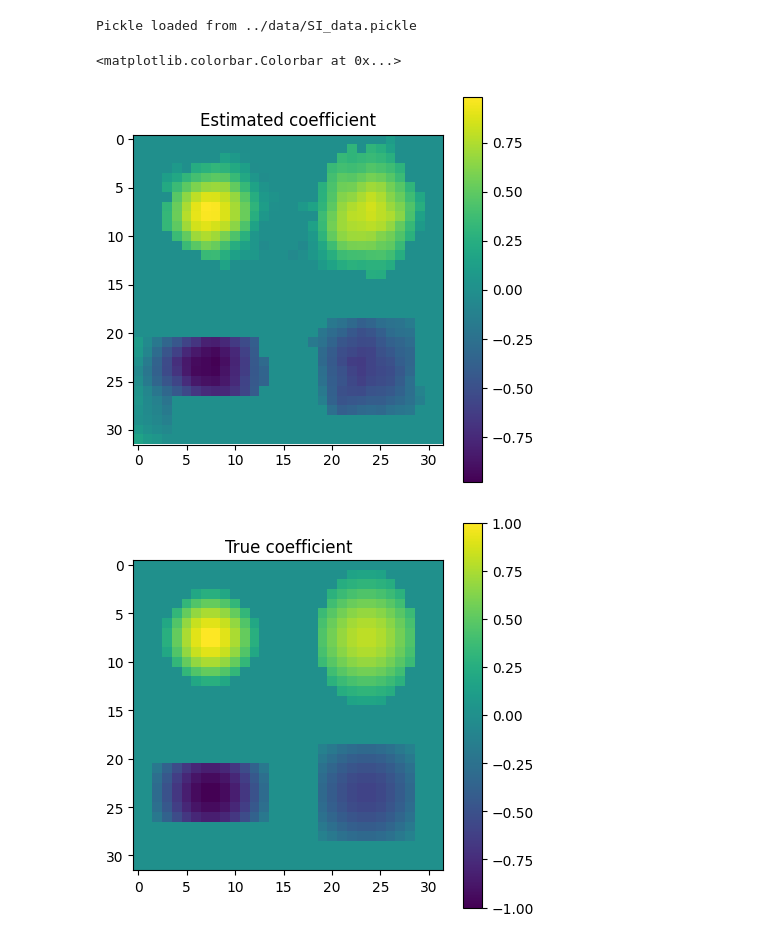
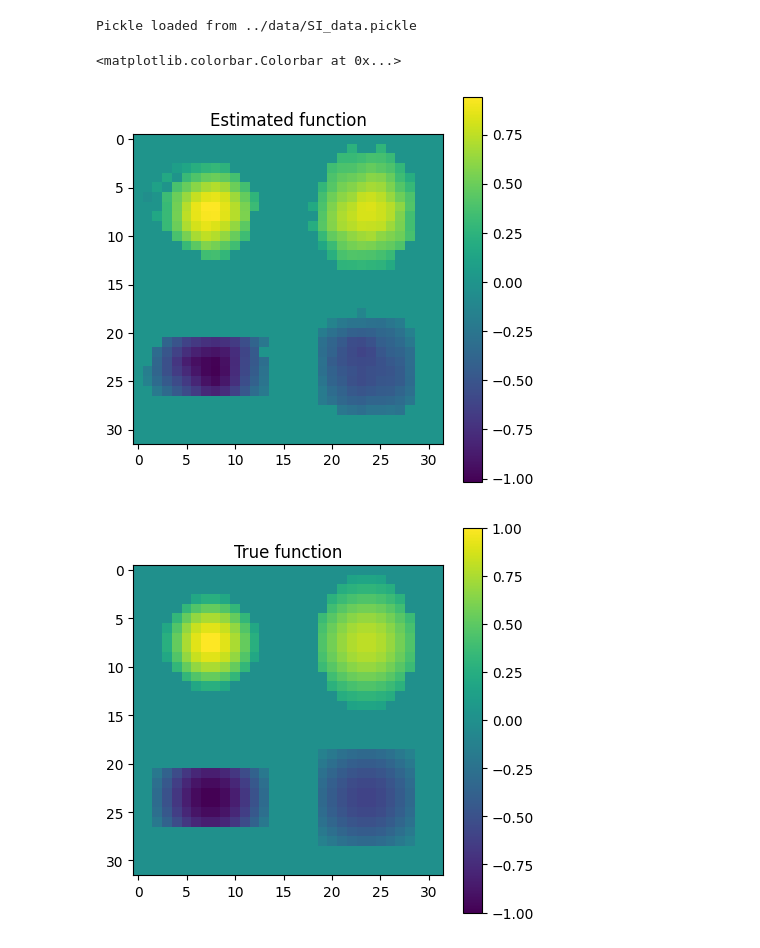
Before and after one commit to y1zhong/DKLP, a Jupyter notebook: code/example.ipynb, the cells around one changed output. Cells and saved outputs as stored; diff of their text form; code cells hidden in the pictures.

```diff
--- a/code/example.ipynb
+++ b/code/example.ipynb
@@ -124,10 +125,10 @@ Pickle loaded from ../data/SI_data.pickle
 # %%
 import DKLP_SI
 torch.manual_seed(0)
-si_model = DKLP_SI.SI(grid=S, Y= Y, X=X, U=U,
-        L = 100, H = 256, include_intercept=0,
-        #threshold= 0,
-        kernel_burnin=0, selection_burnin = 1000,
-        thin=1, mcmc_sample=1000,
-        lr=0.00001, batch_size=300)
+DKLP_SI = importlib.reload(DKLP_SI)
+si_model = DKLP_SI.SI(S=S, Y=Y, X=X, U=U,
+                J = 100, H = 256,
+                first_burnin=100, second_burnin = 1000,
+                thin=1, mcmc_sample=1000,
+                lr=0.00001, batch_size=300)
 si_model.fit()
@@ -141,15 +135,16 @@ maineff = (post_beta * pred).t().detach().numpy()
+# %%
+si_post = si_model.post_summary(level=0.05)
+maineff = si_post['maineff']
 # %%
-pred, cutoff,cuoffprob = FDR_SI(post_delta, 0.1)
-beta_select = post_beta*pred
 fig_t=plt.figure(figsize=(5,5))
-plt.imshow((beta_select).reshape((32,32)))
-plt.title('Estimated coefficient')
+plt.imshow((maineff).reshape((32,32)))
+plt.title('Estimated function')
 plt.colorbar()
 fig_t=plt.figure(figsize=(5,5))
 plt.imshow((beta).reshape((32,32)))
-plt.title('True coefficient')
+plt.title('True function')
 plt.colorbar()
 # %% [output]
 <matplotlib.colorbar.Colorbar at 0x...>
-[figure, old version]
+[figure, new version]
-[figure, old version]
+[figure, new version]
```
Also changed, not shown: parts of 10 cells of this notebook, 5 other files.
